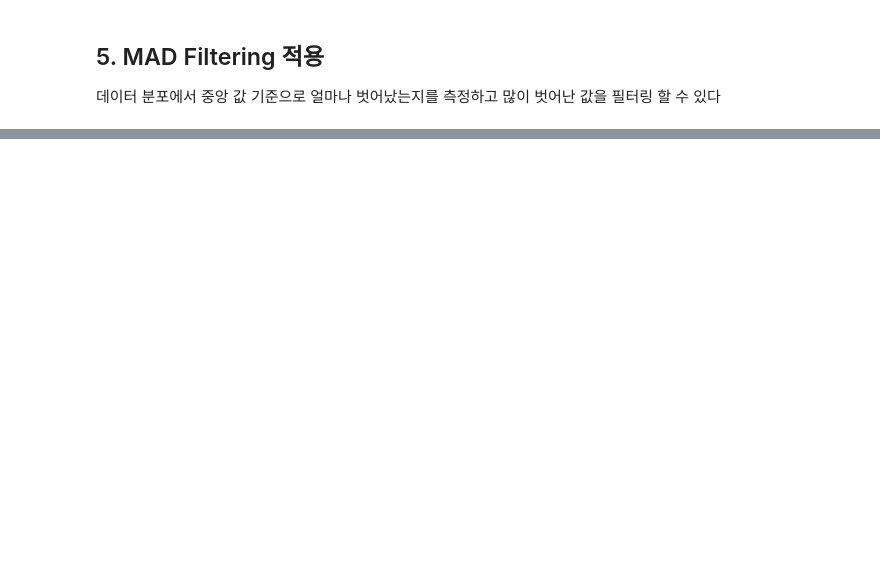
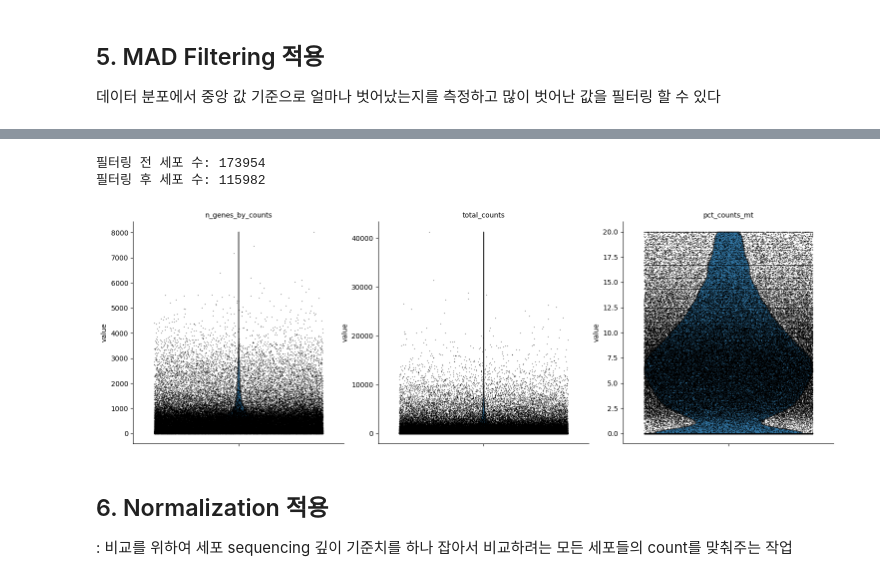
Before and after one commit to boeun02/scRNA-seq-Cancer-Immunology-Analysis, a Jupyter notebook: phase1_scrna/01_geo_pipeline.ipynb, the cells around one changed output, grey strips where cells are left out. Saved outputs shown, nothing was run; the diff lists cells and outputs as text; code cells hidden in the pictures; blank space fills up the shorter version.

```diff
--- a/phase1_scrna/01_geo_pipeline.ipynb
+++ b/phase1_scrna/01_geo_pipeline.ipynb
@@ -142,0 +133,13 @@ Name: mt_outlier, Length: 173954, dtype: bool>
+# %%
+print(f'필터링 전 세포 수: {adata.n_obs}')
+adata = adata[(~adata.obs['outlier']) & (~adata.obs['mt_outlier'])].copy()
+print(f'필터링 후 세포 수: {adata.n_obs}')
+
+sc.pl.violin(adata, ['n_genes_by_counts', 'total_counts', 'pct_counts_mt'], jitter=0.4, multi_panel=True)
+# %% [output]
+필터링 전 세포 수: 173954
+필터링 후 세포 수: 115982
+[figure, added]
+# %% [markdown]
+## 6. Normalization 적용
+: 비교를 위하여 세포 sequencing 깊이 기준치를 하나 잡아서 비교하려는 모든 세포들의 count를 맞춰주는 작업
```
Also changed, not shown: parts of 3 cells of this notebook.
